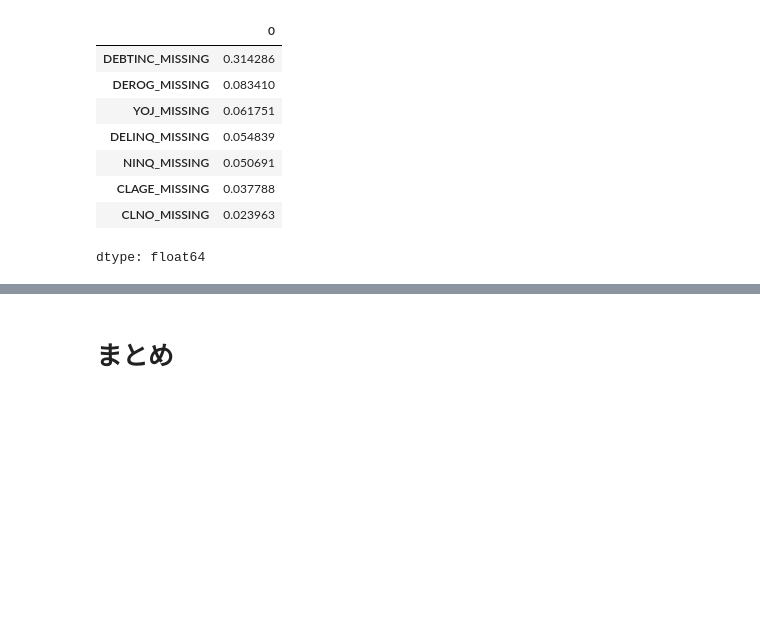
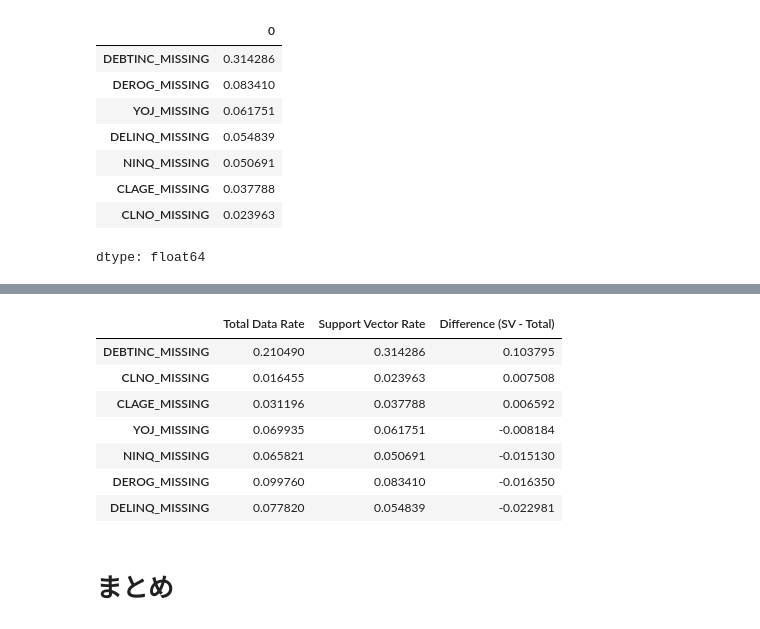
Before and after one commit to imaizumi0302/Project-for-Comparing-Missing-Value-Imputation-Methods, a Jupyter notebook: create_model.ipynb, the cells around one changed output, grey strips where cells are left out. Cells and saved outputs as stored; diff of their text form; code cells hidden in the pictures; blank space fills up the shorter version.

```diff
--- a/create_model.ipynb
+++ b/create_model.ipynb
@@ -1384,3 +1418,18 @@ sv_missing_rate_mf.sort_values(ascending=False)
 | CLAGE_MISSING | 0.037788 |
 | CLNO_MISSING | 0.023963 |
 dtype: float64
+# %%
+#  全体データでの欠損フラグの平均（＝全体の欠損率）
+total_missing_rate = X_mf[missing_cols].mean()
+
+#  サポートベクトル内での欠損フラグの平均（＝SV内の欠損率）
+sv_missing_rate = sv_missing_rate_mf
+
+#  比較用のデータフレーム作成
+compare_sv_df = pd.DataFrame({
+    "Total Data Rate": total_missing_rate,
+    "Support Vector Rate": sv_missing_rate,
+    "Difference (SV - Total)": sv_missing_rate - total_missing_rate
+}).sort_values("Difference (SV - Total)", ascending=False)
+
+print(compare_sv_df)
@@ -1387,3 +1445,14 @@ dtype: float64
+# %%
+compare_sv_df
+# %% [output]
+|  | Total Data Rate | Support Vector Rate | Difference (SV - Total) |
+| DEBTINC_MISSING | 0.210490 | 0.314286 | 0.103795 |
+| CLNO_MISSING | 0.016455 | 0.023963 | 0.007508 |
+| CLAGE_MISSING | 0.031196 | 0.037788 | 0.006592 |
+| YOJ_MISSING | 0.069935 | 0.061751 | -0.008184 |
+| NINQ_MISSING | 0.065821 | 0.050691 | -0.015130 |
+| DEROG_MISSING | 0.099760 | 0.083410 | -0.016350 |
+| DELINQ_MISSING | 0.077820 | 0.054839 | -0.022981 |
 # %% [markdown]
 # まとめ
 # %% [markdown]
```
Also changed, not shown: parts of 9 cells of this notebook.
